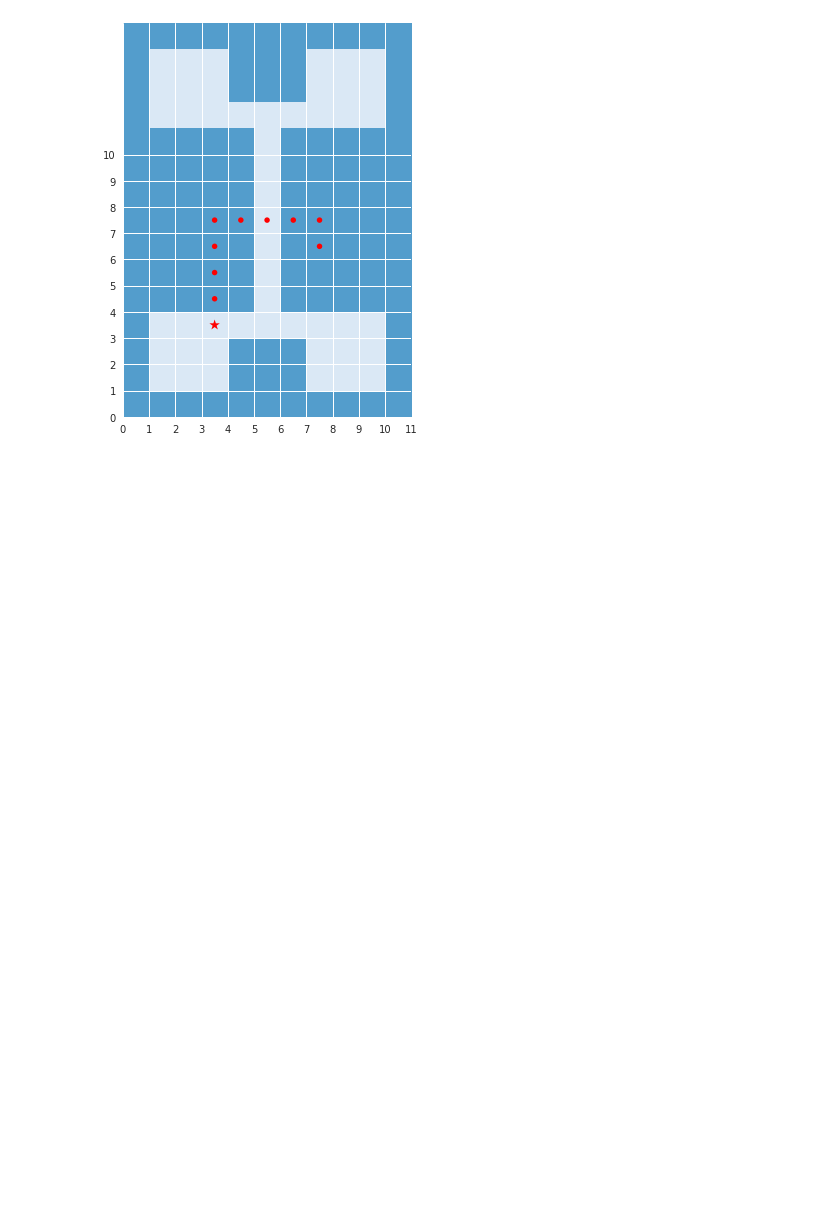
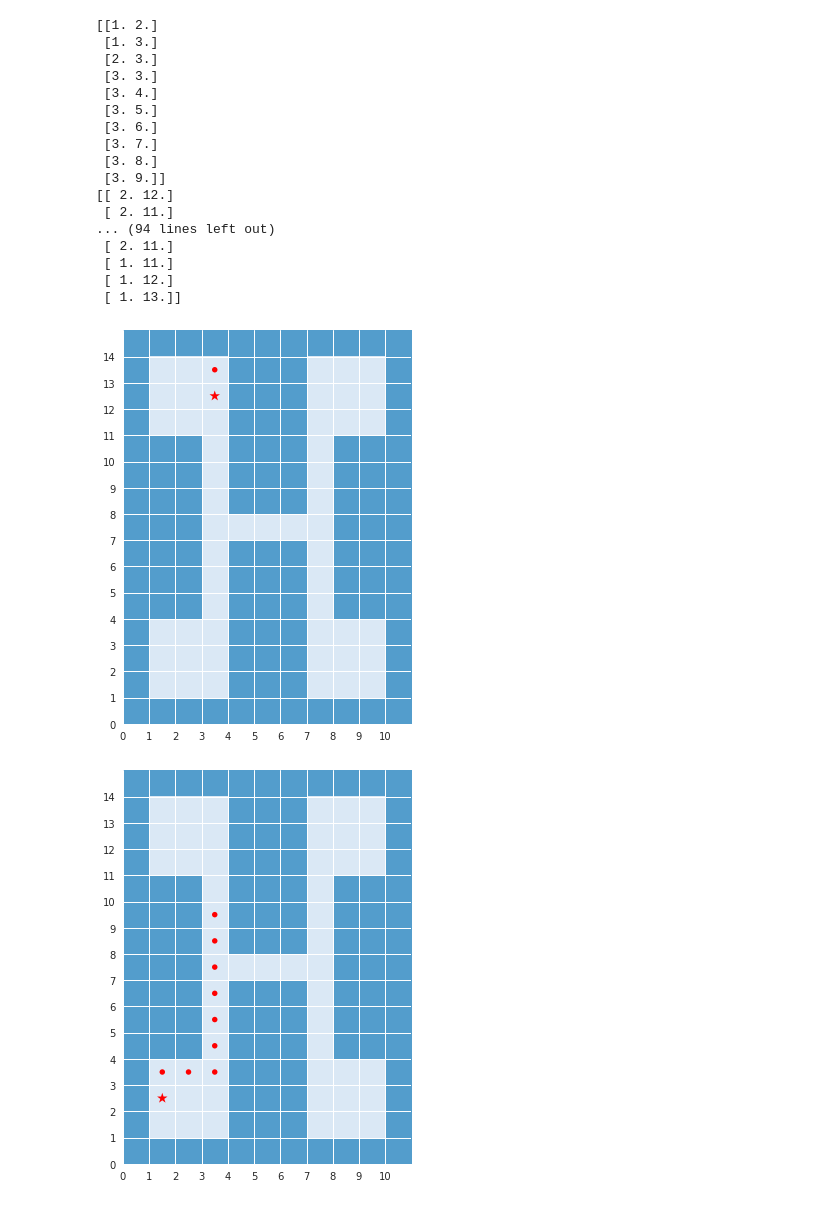
Before and after one commit to sharma-arjun/DirectedInfo-GAIL, a Jupyter notebook: IL/plots/plot_room_trajectories.ipynb, the cells around one changed output. Drawn from its saved outputs; the diff is of its cells as text; code cells hidden in the pictures; blank space fills up the shorter version.

Commit message:
Fix room trajectory visualization.

```diff
--- a/IL/plots/plot_room_trajectories.ipynb
+++ b/IL/plots/plot_room_trajectories.ipynb
@@ -94,7 +94,7 @@ def plot_trajectory(traj_data, grid_size,
     img_arr = np.ones(grid_size)
     if obstacles is not None:
         for o in obstacles:
-            img_arr[o[0], o[1]] = 0.0
+            img_arr[o[1], o[0]] = 0.0
     ax.imshow(img_arr,
               cmap=cmap,
               norm=norm,
@@ -102,11 +102,10 @@ def plot_trajectory(traj_data, grid_size,
               interpolation='none', aspect='equal', origin='lower',
               )
 
-    ax.set_xticks(range(grid_size[0]))
-    ax.set_yticks(range(grid_size[1]))
+    ax.set_xticks(range(grid_size[1]))
+    ax.set_yticks(range(grid_size[0]))
     ax.grid(True)
 
-    pdb.set_trace()
     print(traj_data)
     for i in range(traj_data.shape[0]):
         x, y = traj_data[i, 0], traj_data[i, 1]
@@ -143,6 +142,7 @@ def get_all_trajectory_from_sequence(states):
                 curr_goal_idx = curr_goal_idx + 1
             else:
                 break
+        print("start: {}, end: {}".format(last_goal_idx, curr_goal_idx))
         # we have one trajectory
         traj = states[last_goal_idx:curr_goal_idx, :]
         traj_list.append(traj)
@@ -179,10 +179,10 @@ def plot_expert_trajectories_from_h5(expert_h5_path,
             if i >= num_traj_to_plot:
                 break
 
-obstacles, rooms = create_obstacles(15, 11, env_name='room',
+obstacles, rooms = create_obstacles(11, 15, env_name='room',
                                     room_size=3)
 plot_expert_trajectories_from_h5('../h5_trajs/room_trajs/',
-                                 num_traj_to_plot=1,
+                                 num_traj_to_plot=10,
                                  obstacles=obstacles,
                                  rooms=rooms,
                                  )
@@ -203 +207,19 @@ plot_expert_trajectories_from_h5('../h5_trajs/room_trajs/',
+[[1. 2.]
+ [1. 3.]
+ [2. 3.]
+ [3. 3.]
+ [3. 4.]
+ [3. 5.]
+ [3. 6.]
+ [3. 7.]
+ [3. 8.]
+ [3. 9.]]
+[[ 2. 12.]
+ [ 2. 11.]
+... (94 lines left out)
+ [ 2. 11.]
+ [ 1. 11.]
+ [ 1. 12.]
+ [ 1. 13.]]
-[figure, old version]
+[figure, new version]
+[figure, added]
```
Also changed, not shown: parts of 1 cell of this notebook.
